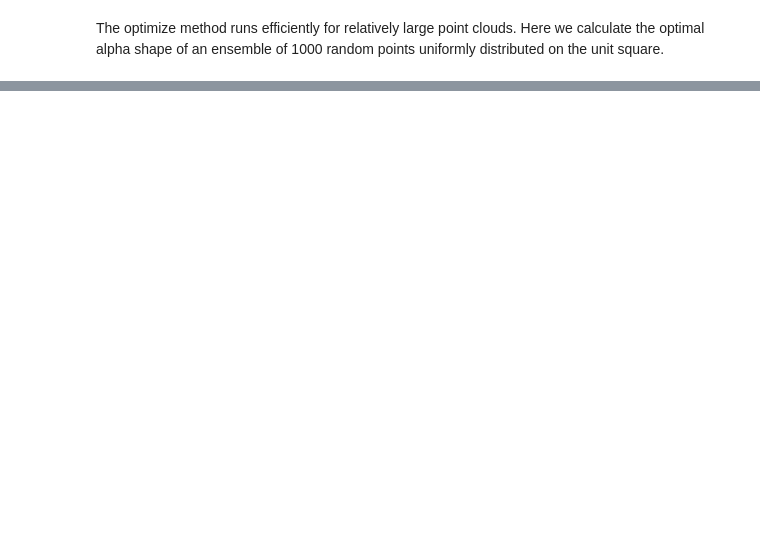
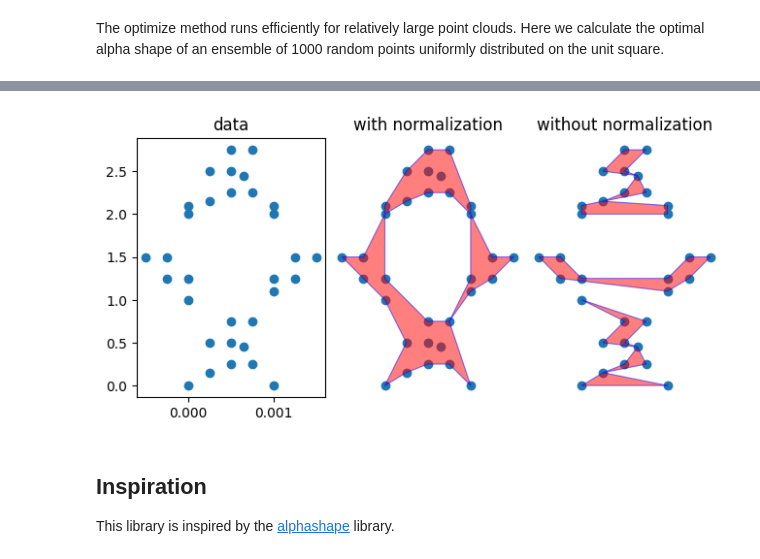
Before and after one commit to panosz/alpha_shapes, a Jupyter notebook: README.ipynb, the cells around one changed output, grey strips where cells are left out. Cells and saved outputs as stored; diff of their text form; code cells hidden in the pictures; blank space fills up the shorter version.

```diff
--- a/README.ipynb
+++ b/README.ipynb
@@ -166,0 +202,79 @@ optimization took: 0.077 sec
+# %%
+#  Define a set of points
+points = [
+    (0.0, 2.1),
+    (-0.25, 1.5),
+    (0.25, 0.5),
+    (-0.25, 1.25),
+    (0.75, 2.75),
+    (0.75, 2.25),
+    (0.0, 2.0),
+    (1.0, 0.0),
+    (0.25, 0.15),
+    (1.25, 1.5),
+    (1.25, 1.25),
+    (1.0, 2.1),
+    (0.65, 2.45),
+    (0.25, 2.5),
+    (0.0, 1.0),
+    (0.5, 0.5),
+    (0.5, 0.25),
+    (0.5, 0.75),
+    (0, 1.25),
+    (1.5, 1.5),
+    (1.0, 2.0),
+    (0.25, 2.15),
+    (1.0, 1.1),
+    (0.75, 0.75),
+    (0.75, 0.25),
+    (0.0, 0.0),
+    (-0.5, 1.5),
+
+    (1, 1.25),
+    (0.5, 2.5),
+    (0.5, 2.25),
+    (0.5, 2.75),
+    (0.65, 0.45),
+]
+
+# Scale the points along the x-dimension
+x_scale = 1e-3
+points = np.array(points)
+points[:, 0] *= x_scale
+
+#  Create the alpha shape without accounting for the x and y scale separation
+unnormalized_shaper = Alpha_Shaper(points, normalize=False)
+_, alpha_shape_unscaled = unnormalized_shaper.optimize()
+
+
+# If the characteristic scale along each axis varies significantly,
+# it may make sense to turn on the `normalize` option.
+shaper = Alpha_Shaper(points, normalize=True)
+alpha_opt, alpha_shape_scaled = shaper.optimize()
+
+
+#  Compare the alpha shapes calculated with and without scaling.
+fig, (ax0, ax1, ax2) = plt.subplots(
+    1, 3, sharey=True, sharex=True, constrained_layout=True
+)
+ax0.scatter(*zip(*points))
+ax0.set_title("data")
+ax1.scatter(*zip(*points))
+ax2.scatter(*zip(*points))
+
+plot_alpha_shape(ax1, alpha_shape_scaled)
+
+ax1.set_title("with normalization")
+ax2.set_title("without normalization")
+plot_alpha_shape(ax2, alpha_shape_unscaled)
+
+for ax in (ax1, ax2):
+    ax.set_axis_off()
+for ax in (ax0, ax1, ax2):
+    ax.set_aspect(x_scale)
+# %% [output]
+[figure, added]
+# %% [markdown]
+##  Inspiration
+
+This library is inspired by the [alphashape](https://github.com/bellockk/alphashape) library.
```
Also changed, not shown: parts of 8 cells of this notebook, 8 other files.
